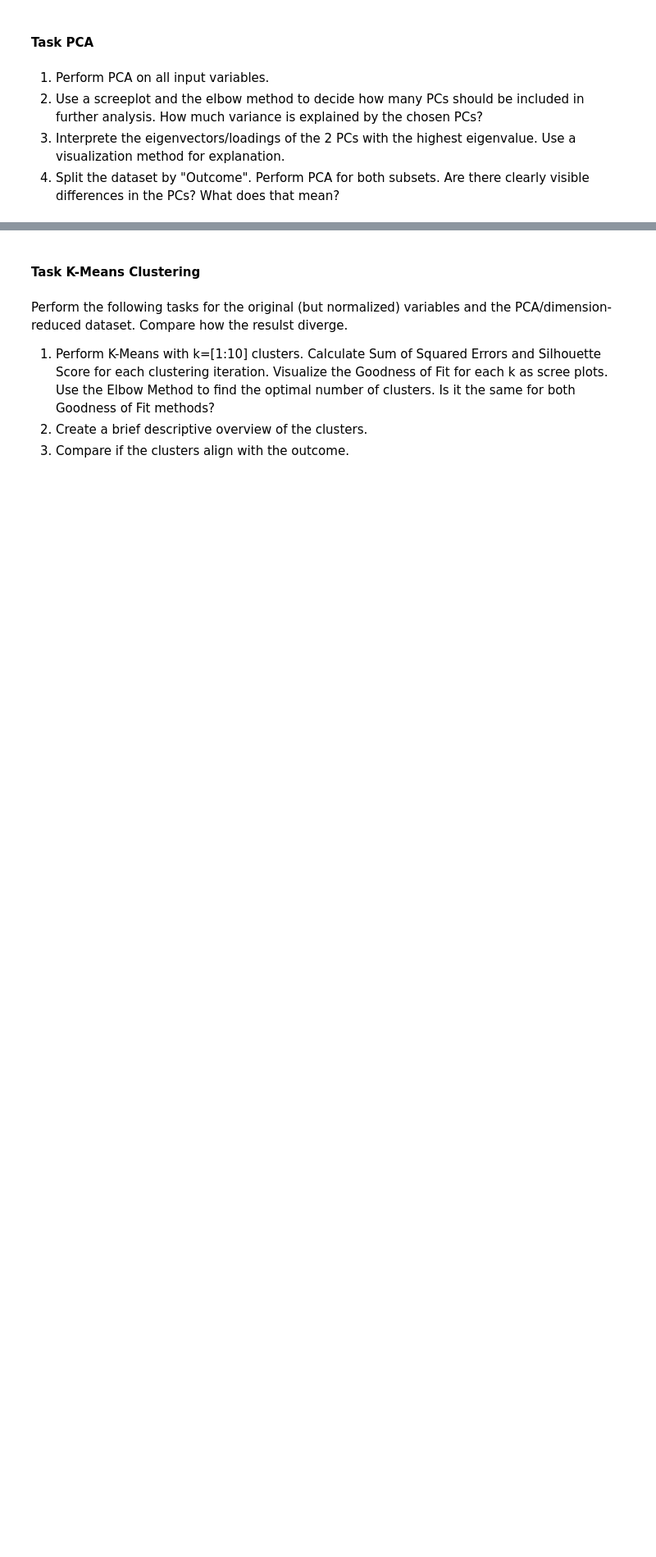
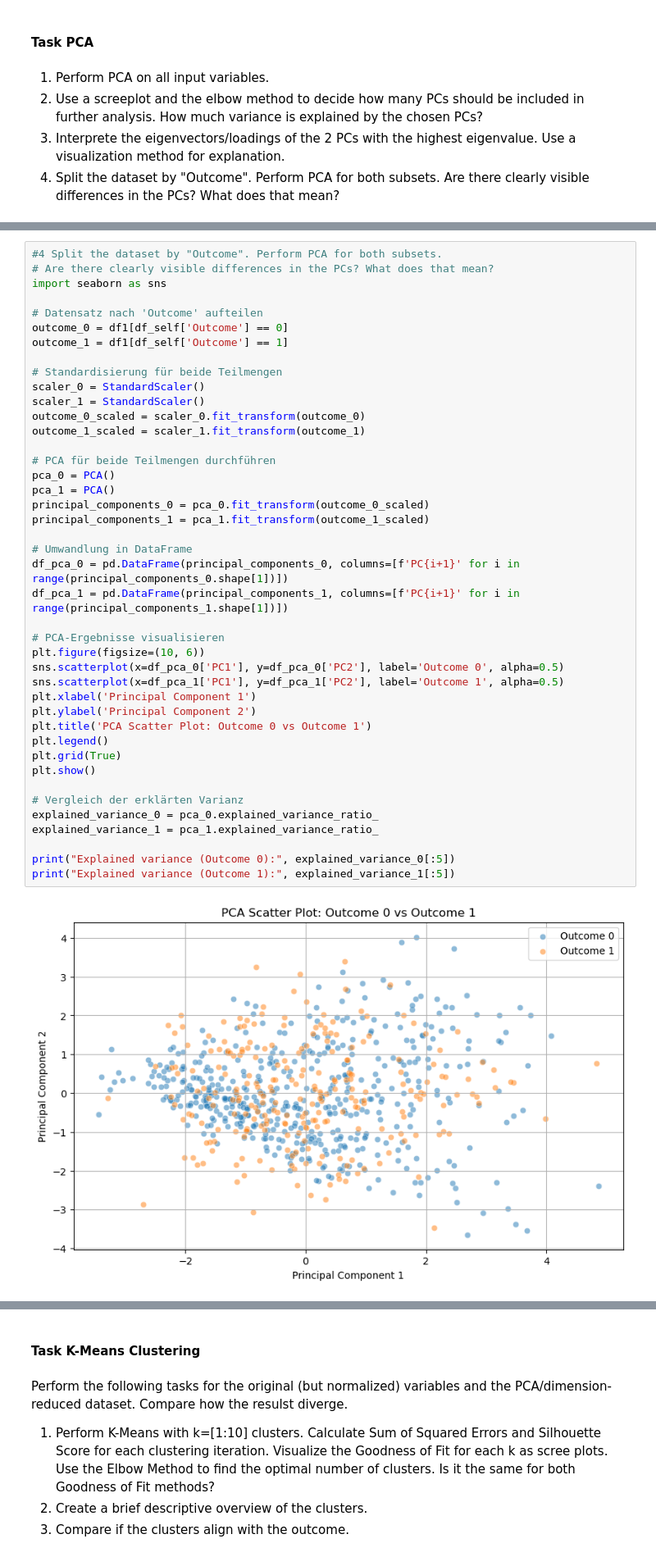
Before and after one commit to davisdsuess/Applied-Analytics, a Jupyter notebook: 02_Tuesday/session2afternoon.ipynb, the cells around one changed output, grey strips where cells are left out. Shown: that part at 82% size. Cells and saved outputs as stored; diff of their text form; blank space fills up the shorter version.

```diff
--- a/02_Tuesday/session2afternoon.ipynb
+++ b/02_Tuesday/session2afternoon.ipynb
@@ -26,0 +143,44 @@ df1.head()
+# %%
+#4 Split the dataset by "Outcome". Perform PCA for both subsets.
+# Are there clearly visible differences in the PCs? What does that mean?
+import seaborn as sns
+
+# Datensatz nach 'Outcome' aufteilen
+outcome_0 = df1[df_self['Outcome'] == 0]
+outcome_1 = df1[df_self['Outcome'] == 1]
+
+# Standardisierung für beide Teilmengen
+scaler_0 = StandardScaler()
+scaler_1 = StandardScaler()
+outcome_0_scaled = scaler_0.fit_transform(outcome_0)
+outcome_1_scaled = scaler_1.fit_transform(outcome_1)
+
+# PCA für beide Teilmengen durchführen
+pca_0 = PCA()
+pca_1 = PCA()
+principal_components_0 = pca_0.fit_transform(outcome_0_scaled)
+principal_components_1 = pca_1.fit_transform(outcome_1_scaled)
+
+# Umwandlung in DataFrame
+df_pca_0 = pd.DataFrame(principal_components_0, columns=[f'PC{i+1}' for i in range(principal_components_0.shape[1])])
+df_pca_1 = pd.DataFrame(principal_components_1, columns=[f'PC{i+1}' for i in range(principal_components_1.shape[1])])
+
+# PCA-Ergebnisse visualisieren
+plt.figure(figsize=(10, 6))
+sns.scatterplot(x=df_pca_0['PC1'], y=df_pca_0['PC2'], label='Outcome 0', alpha=0.5)
+sns.scatterplot(x=df_pca_1['PC1'], y=df_pca_1['PC2'], label='Outcome 1', alpha=0.5)
+plt.xlabel('Principal Component 1')
+plt.ylabel('Principal Component 2')
+plt.title('PCA Scatter Plot: Outcome 0 vs Outcome 1')
+plt.legend()
+plt.grid(True)
+plt.show()
+
+# Vergleich der erklärten Varianz
+explained_variance_0 = pca_0.explained_variance_ratio_
+explained_variance_1 = pca_1.explained_variance_ratio_
+
+print("Explained variance (Outcome 0):", explained_variance_0[:5])
+print("Explained variance (Outcome 1):", explained_variance_1[:5])
+# %% [output]
+[figure, added]
```
Also changed, not shown: parts of 5 cells of this notebook.
